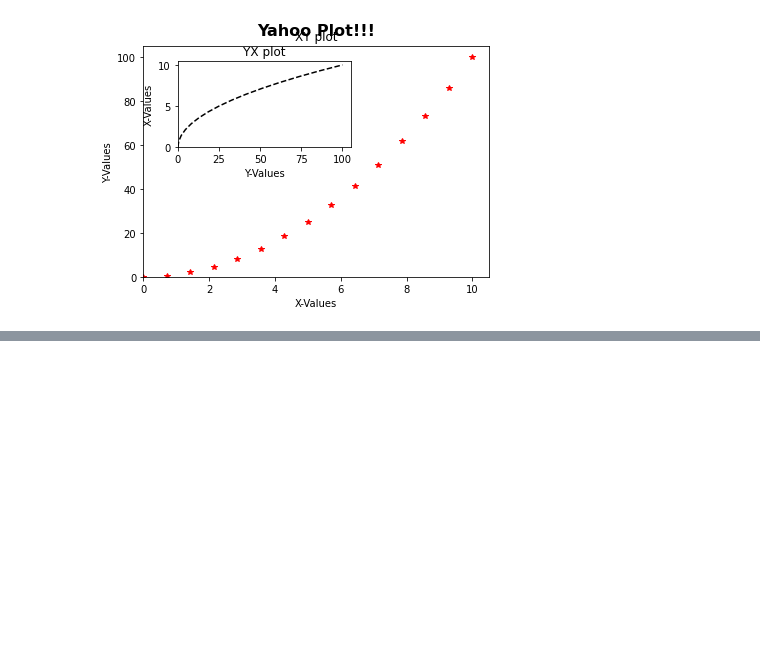
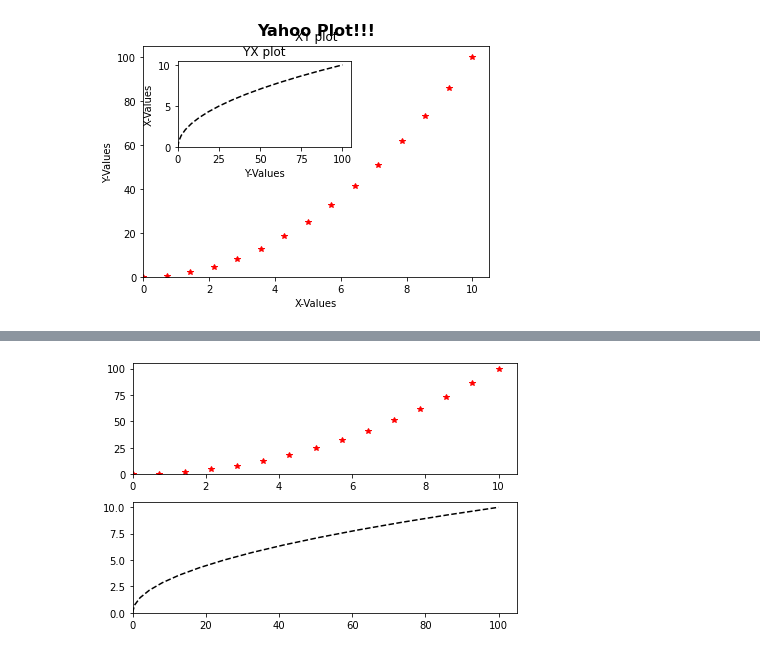
Before and after one commit to GKPSingh/M4D16, a Jupyter notebook: Learning Matplotlib.ipynb, the cells around one changed output, grey strips where cells are left out. Drawn from its saved outputs; the diff is of its cells as text; code cells hidden in the pictures; blank space fills up the shorter version.

```diff
--- a/Learning Matplotlib.ipynb
+++ b/Learning Matplotlib.ipynb
@@ -60,0 +78,9 @@ fig.suptitle('Yahoo Plot!!!', fontsize =16, fontweight = 'bold');
+# %%
+fig,(ax0, ax1)= plt.subplots(nrows = 2, ncols =1)
+ax0.plot(x,y, 'r*')
+ax0.set(xlim = 0, ylim=0)
+ax1.plot(y,x, 'k--')
+ax1.set(xlim = 0, ylim=0)
+plt.tight_layout()
+# %% [output]
+[figure, added]
```
Also changed, not shown: parts of 7 cells of this notebook, 2 other files.
